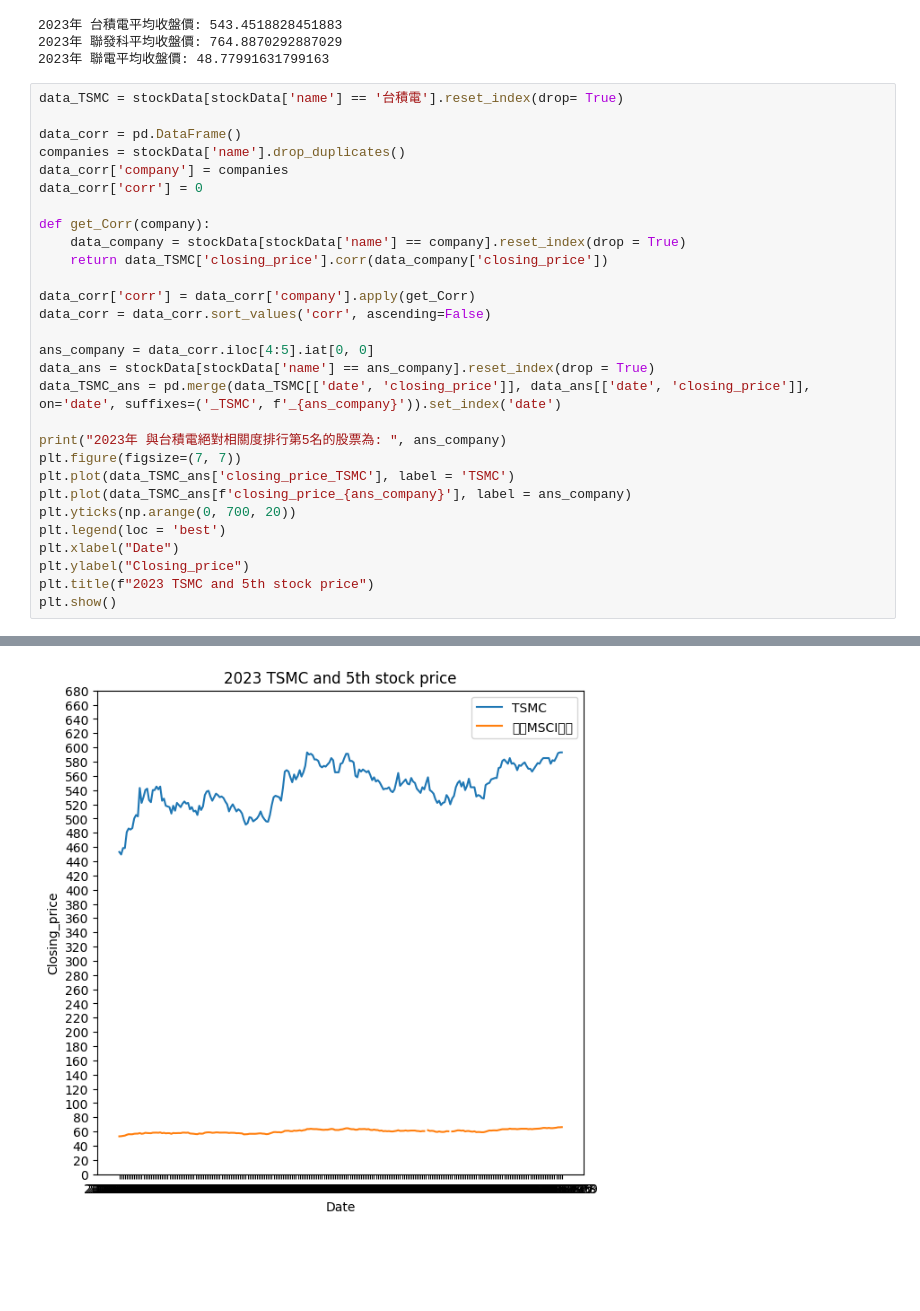
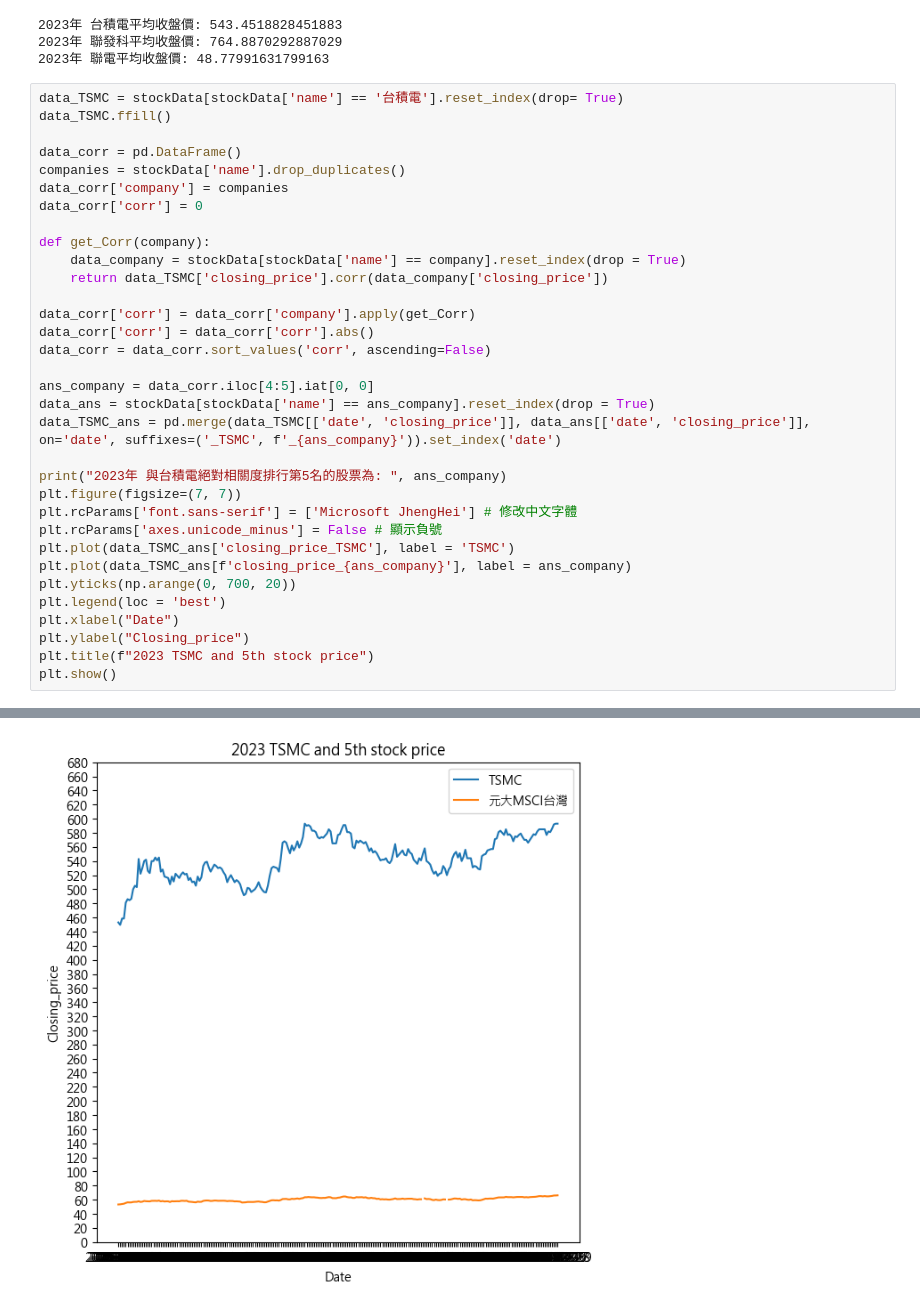
Before and after one commit to BryanJhuo/DataScience, a Jupyter notebook: Homework/HW3_111590038.ipynb, the cells around one changed output, grey strips where cells are left out. Drawn from its saved outputs; the diff is of its cells as text; blank space fills up the shorter version.

```diff
--- a/Homework/HW3_111590038.ipynb
+++ b/Homework/HW3_111590038.ipynb
@@ -116,33 +118,37 @@ print("2023年 聯電平均收盤價:", stock_UMC.closing_price.mean())
 2023年 聯電平均收盤價: 48.77991631799163
 # %%
 data_TSMC = stockData[stockData['name'] == '台積電'].reset_index(drop= True)
+data_TSMC.ffill()
 
 data_corr = pd.DataFrame()
 companies = stockData['name'].drop_duplicates()
 data_corr['company'] = companies
 data_corr['corr'] = 0
 
 def get_Corr(company):
     data_company = stockData[stockData['name'] == company].reset_index(drop = True)
     return data_TSMC['closing_price'].corr(data_company['closing_price'])
 
 data_corr['corr'] = data_corr['company'].apply(get_Corr)
+data_corr['corr'] = data_corr['corr'].abs()
 data_corr = data_corr.sort_values('corr', ascending=False)
 
 ans_company = data_corr.iloc[4:5].iat[0, 0]
 data_ans = stockData[stockData['name'] == ans_company].reset_index(drop = True)
 data_TSMC_ans = pd.merge(data_TSMC[['date', 'closing_price']], data_ans[['date', 'closing_price']], on='date', suffixes=('_TSMC', f'_{ans_company}')).set_index('date')
 
 print("2023年 與台積電絕對相關度排行第5名的股票為: ", ans_company)
 plt.figure(figsize=(7, 7))
+plt.rcParams['font.sans-serif'] = ['Microsoft JhengHei'] # 修改中文字體
+plt.rcParams['axes.unicode_minus'] = False # 顯示負號
 plt.plot(data_TSMC_ans['closing_price_TSMC'], label = 'TSMC')
 plt.plot(data_TSMC_ans[f'closing_price_{ans_company}'], label = ans_company)
 plt.yticks(np.arange(0, 700, 20))
 plt.legend(loc = 'best')
 plt.xlabel("Date")
 plt.ylabel("Closing_price")
 plt.title(f"2023 TSMC and 5th stock price")
 plt.show()
 # %% [output]
 2023年 與台積電絕對相關度排行第5名的股票為:  元大MSCI台灣
-[figure, old version]
+[figure, new version]
```
Also changed, not shown: parts of 2 cells of this notebook, 2 other files.
